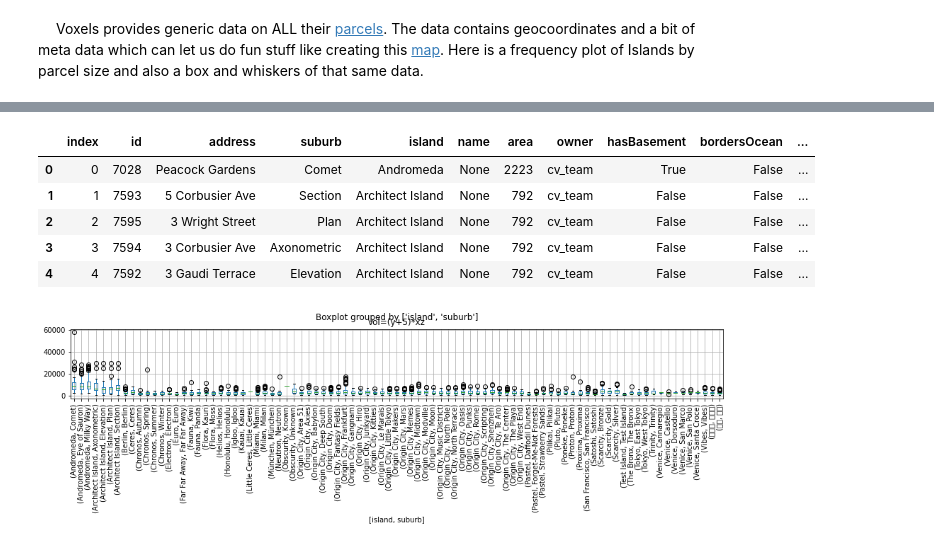
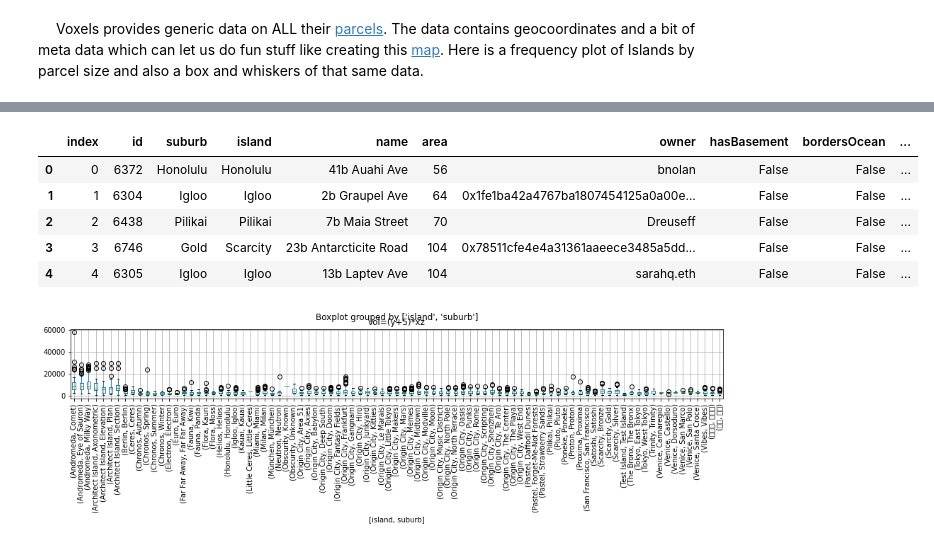
Before and after one commit to 3Diot/3Diot.github.io, a Jupyter notebook: blog/notebooks/002_Parcels.ipynb, the cells around one changed output, grey strips where cells are left out. Cells and saved outputs as stored; diff of their text form; code cells hidden in the pictures.

```diff
--- a/blog/notebooks/002_Parcels.ipynb
+++ b/blog/notebooks/002_Parcels.ipynb
@@ -39,8 +39,9 @@ parcels['bordersCommon'] = parcels['distance_to_closest_common'] == 0
 parcels['x'] = (parcels['x1'] - parcels['x2']).abs()
 parcels['y'] = (parcels['y2'] - parcels['y1']).abs()
 parcels['z'] = (parcels['z1'] - parcels['z2']).abs()
+parcels['y'] = parcels.apply(lambda x: x['y'] if x['y'] else x['y1'], axis=1)
 parcels['owner'] = parcels.apply(lambda x: x['owner_name'] if x['owner_name'] else x['owner'], axis=1)
-parcels['owner'] = parcels.apply(lambda x: x['name'] if x['name'] else x['address'], axis=1)
-parcels.drop(['x1', 'y1', 'z1', 'x2', 'y2', 'z2', 'hash', 'height', 'geometry', 'owner_name', 'label', 'distance_to_closest_common', 'distance_to_ocean', 'distance_to_center', 'kind' ], axis=1, inplace=True)
+parcels['name'] = parcels.apply(lambda x: x['name'] if x['name'] else x['address'], axis=1)
+parcels.drop(['x1', 'z1', 'y1', 'y2', 'x2', 'z2', 'hash', 'height', 'geometry', 'owner_name', 'address', 'label', 'distance_to_closest_common', 'distance_to_ocean', 'distance_to_center', 'kind' ], axis=1, inplace=True)
 parcels.head(10)
 # %% [output]
@@ -58,21 +59,21 @@ parcels.head(10)
 # %%
 #hide
 rdf = parcels.copy() #parcels[['id', 'name', 'island','suburb','area','height', 'owner_name']].copy()
 rdf['vol=xyz'] = rdf['y'] * rdf['area']
 rdf['vol=(y+5)*xz'] = (rdf['y'] +5) * rdf['area']
-rdf = rdf.sort_values('vol=xyz', ascending=False)
+rdf = rdf.sort_values('vol=xyz', ascending=True)
 rdf = rdf.reset_index(drop=True)
 rdf = rdf.reset_index()
 # rdf = rdf[rdf['owner_name'] != 'crvox.eth']
 # rdf = rdf[rdf['owner_name'] != 'bnolan']
 rdf.head()
 # %% [output]
-|  | index | id | address | suburb | island | name | area | owner | hasBasement | bordersOcean | ... |
-| 0 | 0 | 7028 | Peacock Gardens | Comet | Andromeda | None | 2223 | cv_team | True | False | ... |
-| 1 | 1 | 7593 | 5 Corbusier Ave | Section | Architect Island | None | 792 | cv_team | False | False | ... |
-| 2 | 2 | 7595 | 3 Wright Street | Plan | Architect Island | None | 792 | cv_team | False | False | ... |
-| 3 | 3 | 7594 | 3 Corbusier Ave | Axonometric | Architect Island | None | 792 | cv_team | False | False | ... |
-| 4 | 4 | 7592 | 3 Gaudi Terrace | Elevation | Architect Island | None | 792 | cv_team | False | False | ... |
+|  | index | id | suburb | island | name | area | owner | hasBasement | bordersOcean | ... |
+| 0 | 0 | 6372 | Honolulu | Honolulu | 41b Auahi Ave | 56 | bnolan | False | False | ... |
+| 1 | 1 | 6304 | Igloo | Igloo | 2b Graupel Ave | 64 | 0x1fe1ba42a4767ba1807454125a0a00e... | False | False | ... |
+| 2 | 2 | 6438 | Pilikai | Pilikai | 7b Maia Street | 70 | Dreuseff | False | False | ... |
+| 3 | 3 | 6746 | Gold | Scarcity | 23b Antarcticite Road | 104 | 0x78511cfe4e4a31361aaeece3485a5dd... | False | False | ... |
+| 4 | 4 | 6305 | Igloo | Igloo | 13b Laptev Ave | 104 | sarahq.eth | False | False | ... |
 # %%
 #hide_input
 import matplotlib.pyplot as plt
```
Also changed, not shown: parts of 4 cells of this notebook, 1 other file.
